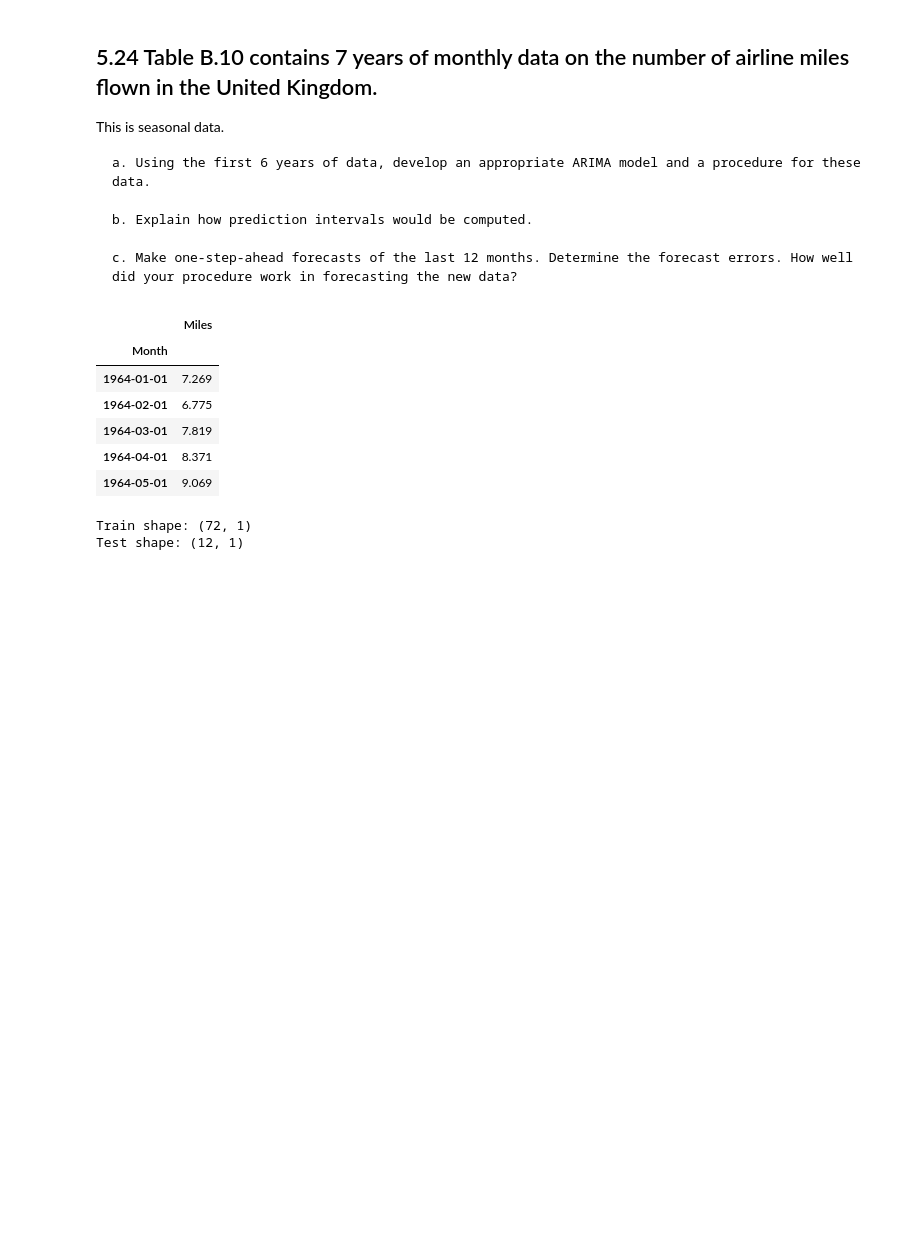
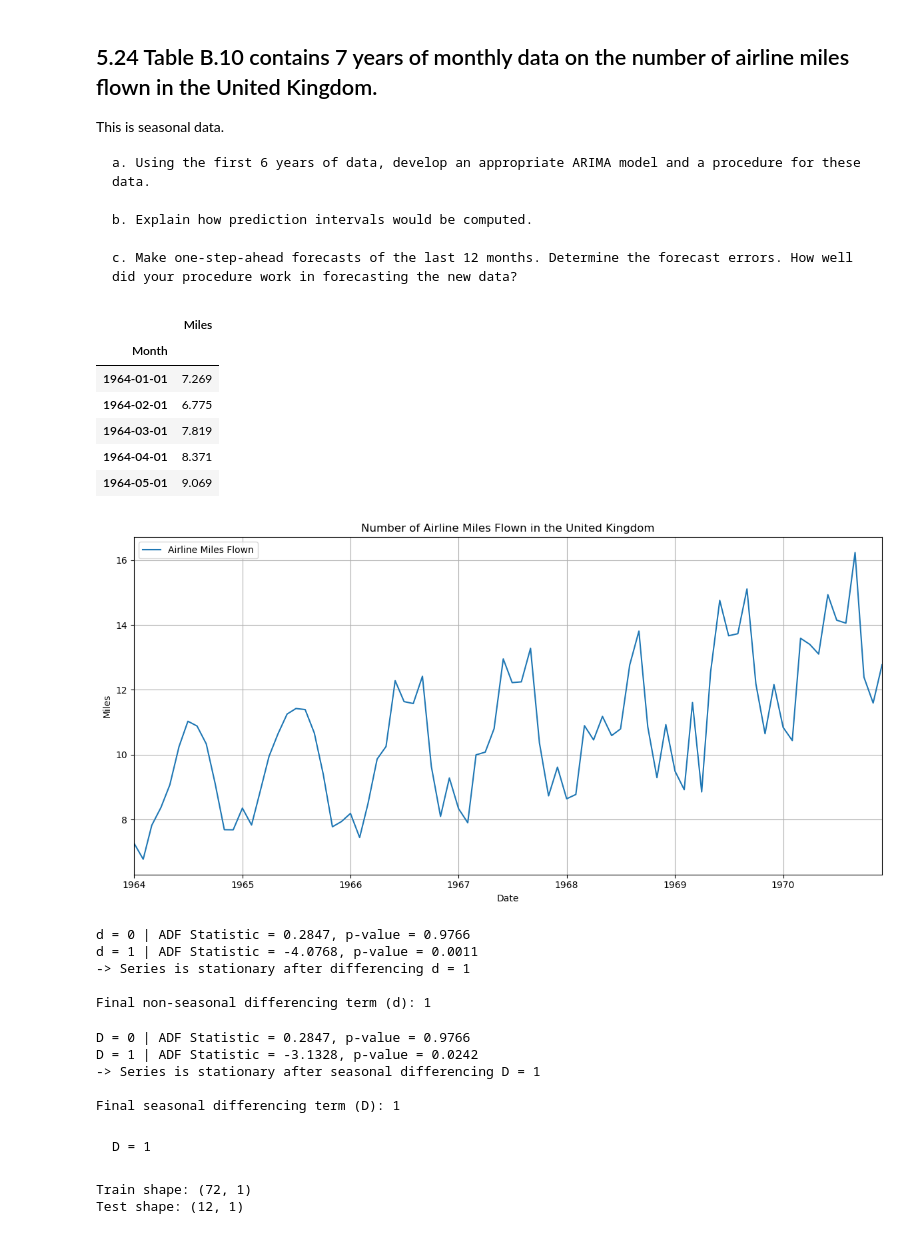
Before and after one commit to LeonardoSMSoares/Economics-Finance, a Jupyter notebook: Introduction to TSA/ITSAF 07 - ARIMA Models 4.ipynb, the cells around one changed output. Saved outputs shown, nothing was run; the diff lists cells and outputs as text; code cells hidden in the pictures; blank space fills up the shorter version.

```diff
--- a/Introduction to TSA/ITSAF 07 - ARIMA Models 4.ipynb
+++ b/Introduction to TSA/ITSAF 07 - ARIMA Models 4.ipynb
@@ -78,6 +78,83 @@ df_air_miles.head()
 | 1964-03-01 | 7.819 |
 | 1964-04-01 | 8.371 |
 | 1964-05-01 | 9.069 |
+# %%
+# Plot actual and fitted serie
+plt.figure(figsize=(12, 6))
+
+plt.plot(df_air_miles.index, df_air_miles['Miles'], label='Airline Miles Flown')
+
+plt.title('Number of Airline Miles Flown in the United Kingdom')
+plt.xlabel('Date')
+plt.ylabel('Miles')
+plt.xlim(pd.to_datetime('1964-01-01'), pd.to_datetime('1970-12-01'))
+plt.grid(True)
+plt.legend()
+plt.tight_layout()
+plt.show();
+# %% [output]
+[figure, added]
+# %%
+def determine_nonseasonal_d(series, max_d=2, alpha=0.05):
+
+    for d in range(0, max_d + 1):
+        if d == 0:
+            tested_series = series.dropna()
+        else:
+            tested_series = series.diff(d).dropna()
+
+        adf_result = adfuller(tested_series)
+        p_value = adf_result[1]
+
+        print(f"d = {d} | ADF Statistic = {adf_result[0]:.4f}, p-value = {p_value:.4f}")
+
+        if p_value < alpha:
+            print(f"-> Series is stationary after differencing d = {d}")
+            return d
+
+    print("-> Series is non-stationary even after maximum differencing.")
+    return max_d
+
+
+d = determine_nonseasonal_d(air_series)
+print(f"\nFinal non-seasonal differencing term (d): {d}")
+# %% [output]
+d = 0 | ADF Statistic = 0.2847, p-value = 0.9766
+d = 1 | ADF Statistic = -4.0768, p-value = 0.0011
+-> Series is stationary after differencing d = 1
+
+Final non-seasonal differencing term (d): 1
+# %%
+def determine_seasonal_d(serie, seasonal_period=12, max_D=2, alpha=0.05):
+
+    for D in range(0, max_D + 1):
+        if D == 0:
+            tested_series = serie.dropna()
+        else:
+            tested_series = serie.diff(seasonal_period * D).dropna()
+
+        adf_result = adfuller(tested_series)
+        p_value = adf_result[1]
+
+        print(f"D = {D} | ADF Statistic = {adf_result[0]:.4f}, p-value = {p_value:.4f}")
+
+        if p_value < alpha:
+            print(f"-> Series is stationary after seasonal differencing D = {D}")
+            return D
+
+    print("\n-> Series is non-stationary even after maximum seasonal differencing.")
+    return max_D
+
+D = determine_seasonal_d(air_series, seasonal_period=12)
+print(f"\nFinal seasonal differencing term (D): {D}")
+# %% [output]
+D = 0 | ADF Statistic = 0.2847, p-value = 0.9766
+D = 1 | ADF Statistic = -3.1328, p-value = 0.0242
+-> Series is stationary after seasonal differencing D = 1
+
+Final seasonal differencing term (D): 1
+# %% [markdown]
+    D = 1
 # %%
 # Split the data
 train = df_air_miles[df_air_miles.index.year < 1970]     # All data before 1970
```
Also changed, not shown: parts of 15 cells of this notebook.
